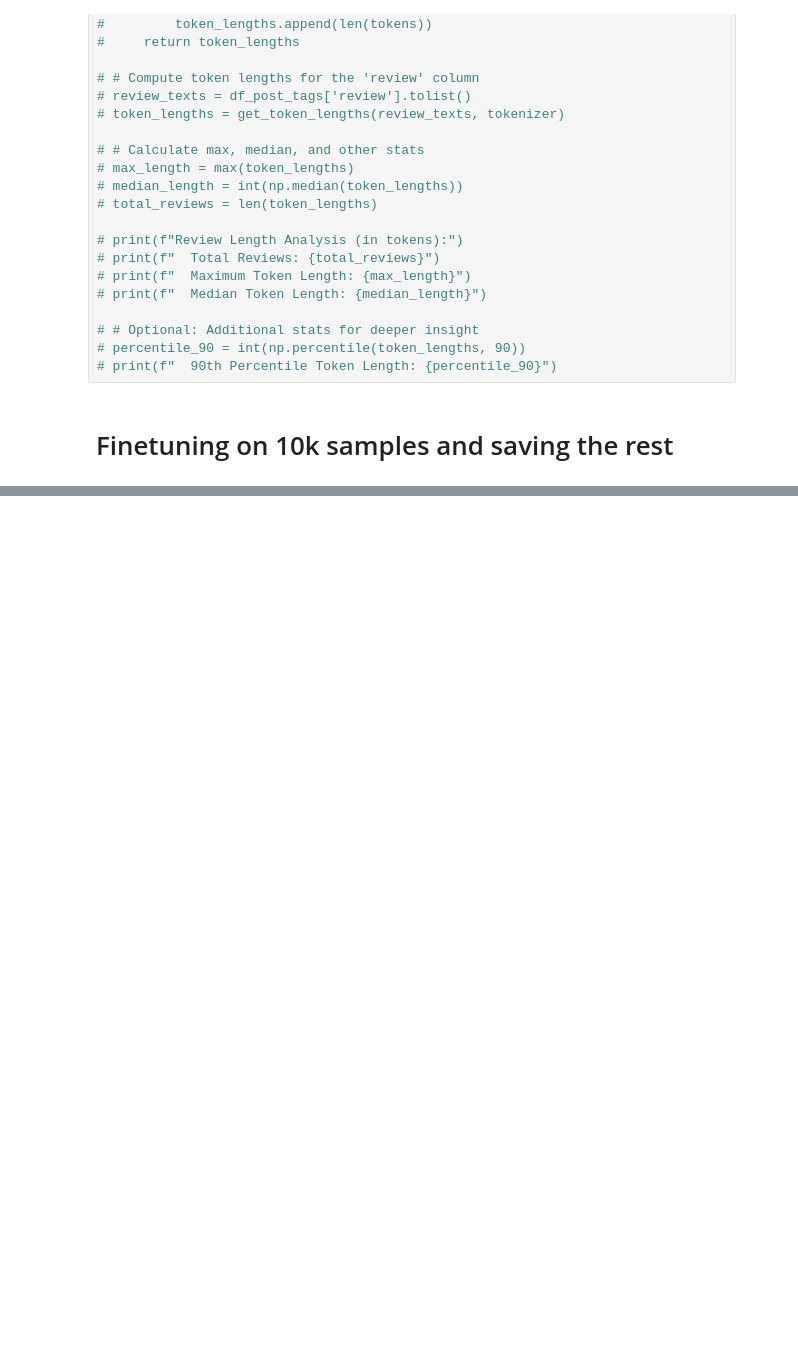
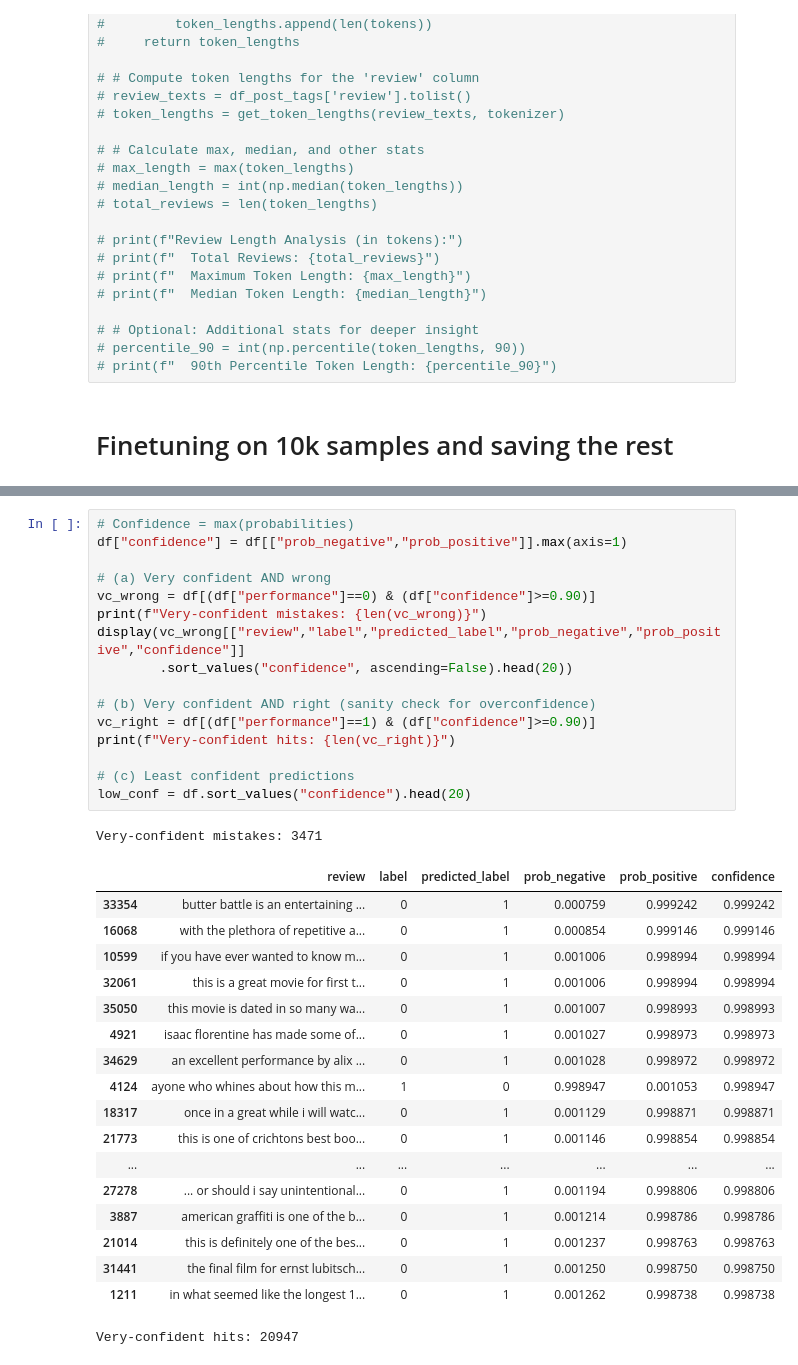
Before and after one commit to Saarb97/Final-Research-Project, a Jupyter notebook: imdb/imdb_model.ipynb, the cells around one changed output, grey strips where cells are left out. Saved outputs shown, nothing was run; the diff lists cells and outputs as text; blank space fills up the shorter version.

```diff
--- a/imdb/imdb_model.ipynb
+++ b/imdb/imdb_model.ipynb
@@ -1217,0 +815,36 @@ Correct predictions: 26526
+# %%
+# Confidence = max(probabilities)
+df["confidence"] = df[["prob_negative","prob_positive"]].max(axis=1)
+
+# (a) Very confident AND wrong
+vc_wrong = df[(df["performance"]==0) & (df["confidence"]>=0.90)]
+print(f"Very-confident mistakes: {len(vc_wrong)}")
+display(vc_wrong[["review","label","predicted_label","prob_negative","prob_positive","confidence"]]
+        .sort_values("confidence", ascending=False).head(20))
+
+# (b) Very confident AND right (sanity check for overconfidence)
+vc_right = df[(df["performance"]==1) & (df["confidence"]>=0.90)]
+print(f"Very-confident hits: {len(vc_right)}")
+
+# (c) Least confident predictions
+low_conf = df.sort_values("confidence").head(20)
+# %% [output]
+Very-confident mistakes: 3471
+|  | review | label | predicted_label | prob_negative | prob_positive | confidence |
+| 33354 | butter battle is an entertaining ... | 0 | 1 | 0.000759 | 0.999242 | 0.999242 |
+| 16068 | with the plethora of repetitive a... | 0 | 1 | 0.000854 | 0.999146 | 0.999146 |
+| 10599 | if you have ever wanted to know m... | 0 | 1 | 0.001006 | 0.998994 | 0.998994 |
+| 32061 | this is a great movie for first t... | 0 | 1 | 0.001006 | 0.998994 | 0.998994 |
+| 35050 | this movie is dated in so many wa... | 0 | 1 | 0.001007 | 0.998993 | 0.998993 |
+| 4921 | isaac florentine has made some of... | 0 | 1 | 0.001027 | 0.998973 | 0.998973 |
+| 34629 | an excellent performance by alix ... | 0 | 1 | 0.001028 | 0.998972 | 0.998972 |
+| 4124 | ayone who whines about how this m... | 1 | 0 | 0.998947 | 0.001053 | 0.998947 |
+| 18317 | once in a great while i will watc... | 0 | 1 | 0.001129 | 0.998871 | 0.998871 |
+| 21773 | this is one of crichtons best boo... | 0 | 1 | 0.001146 | 0.998854 | 0.998854 |
+| ... | ... | ... | ... | ... | ... | ... |
+| 27278 | ... or should i say unintentional... | 0 | 1 | 0.001194 | 0.998806 | 0.998806 |
+| 3887 | american graffiti is one of the b... | 0 | 1 | 0.001214 | 0.998786 | 0.998786 |
+| 21014 | this is definitely one of the bes... | 0 | 1 | 0.001237 | 0.998763 | 0.998763 |
+| 31441 | the final film for ernst lubitsch... | 0 | 1 | 0.001250 | 0.998750 | 0.998750 |
+| 1211 | in what seemed like the longest 1... | 0 | 1 | 0.001262 | 0.998738 | 0.998738 |
+Very-confident hits: 20947
```
Also changed, not shown: parts of 26 cells of this notebook, 4 other files.
